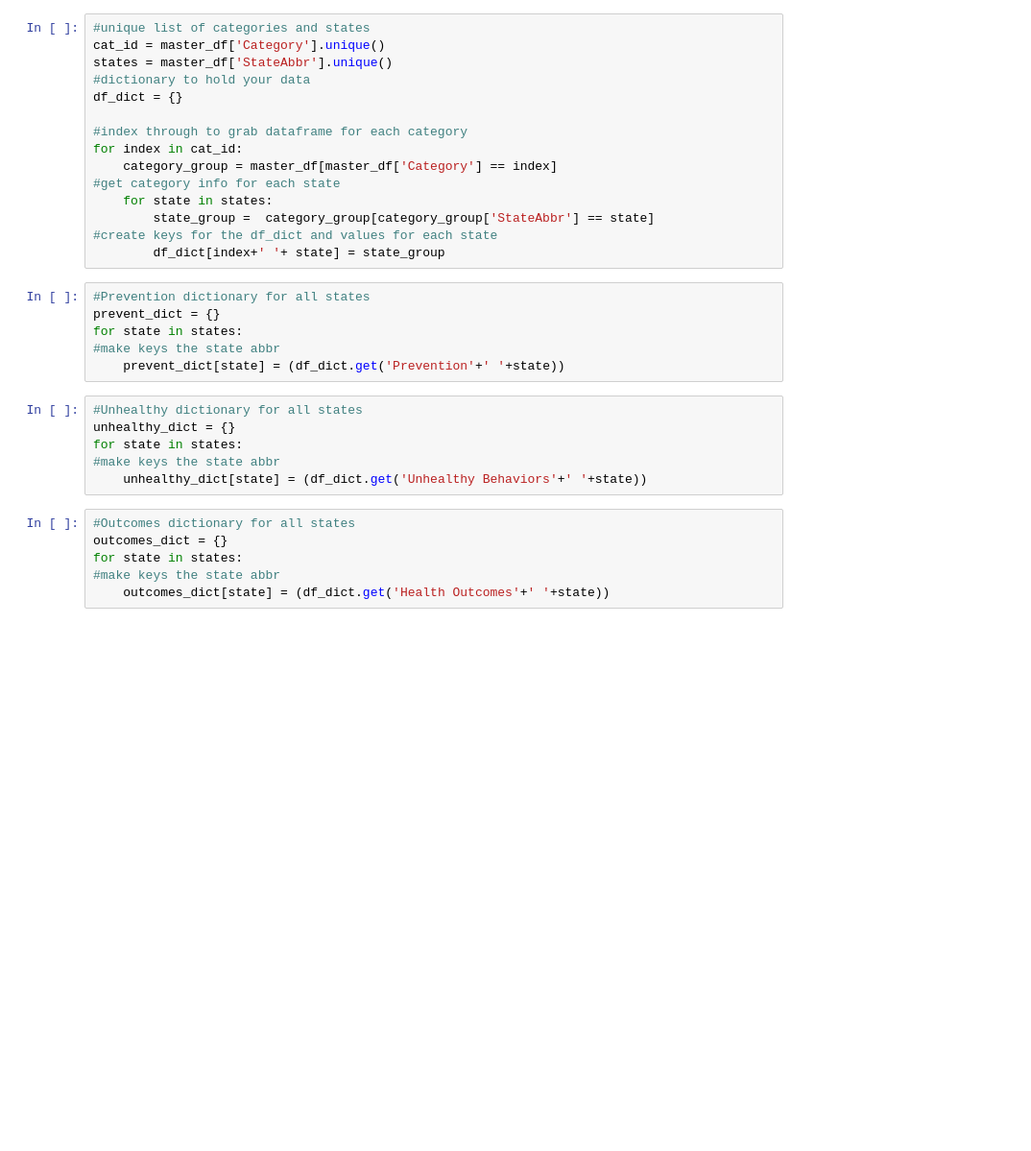
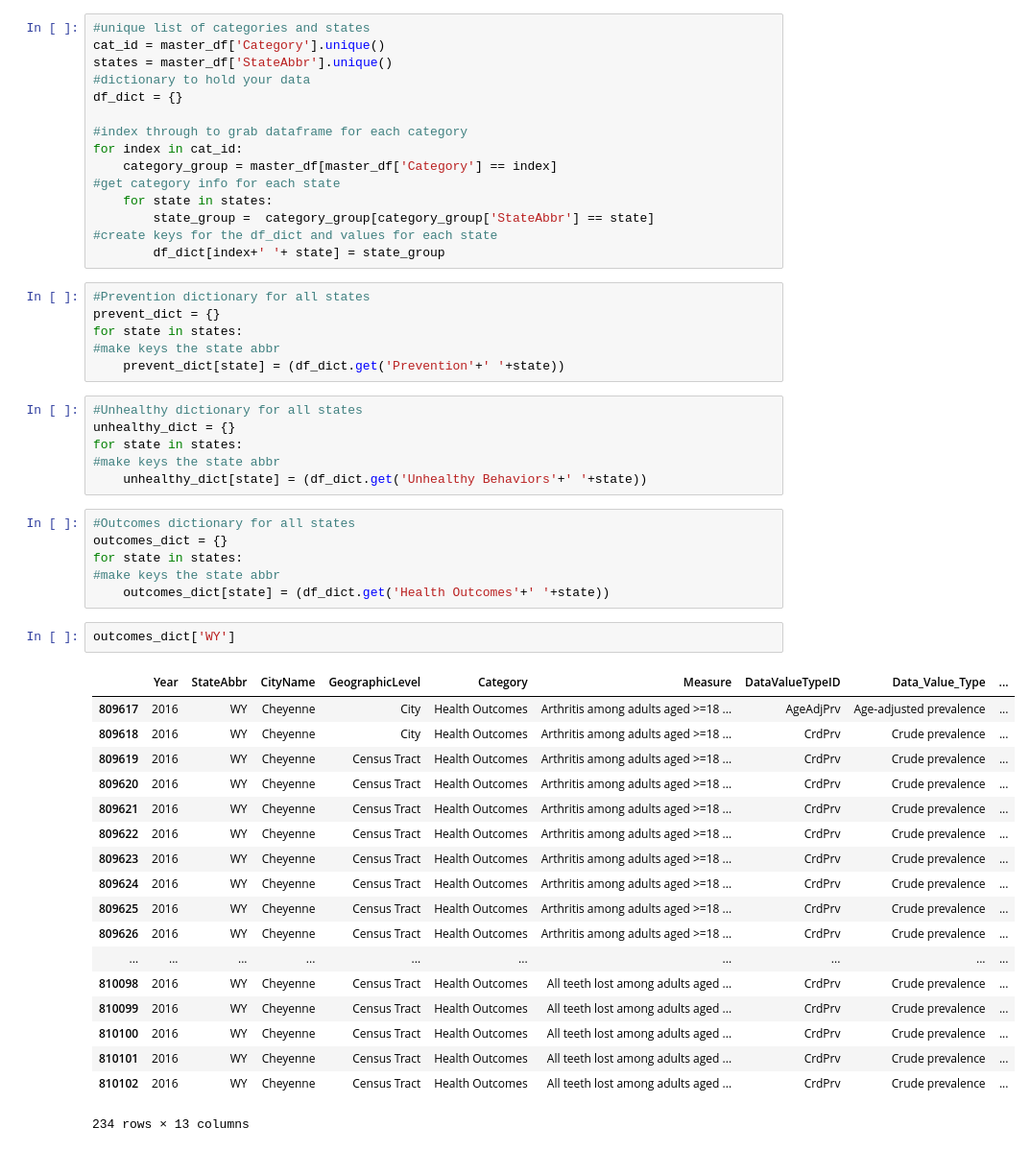
Before and after one commit to mjc4634/Project_1, a Jupyter notebook: Data_mung.ipynb, the cells around one changed output. Shown: that part at 96% size. Saved outputs shown, nothing was run; the diff lists cells and outputs as text; blank space fills up the shorter version.

Commit message:
Values for each measure'

```diff
--- a/Data_mung.ipynb
+++ b/Data_mung.ipynb
@@ -76,3 +84,24 @@ outcomes_dict = {}
 for state in states:
 #make keys the state abbr
     outcomes_dict[state] = (df_dict.get('Health Outcomes'+' '+state))
+# %%
+outcomes_dict['WY']
+# %% [output]
+|  | Year | StateAbbr | CityName | GeographicLevel | Category | Measure | DataValueTypeID | Data_Value_Type | ... |
+| 809617 | 2016 | WY | Cheyenne | City | Health Outcomes | Arthritis among adults aged >=18 ... | AgeAdjPrv | Age-adjusted prevalence | ... |
+| 809618 | 2016 | WY | Cheyenne | City | Health Outcomes | Arthritis among adults aged >=18 ... | CrdPrv | Crude prevalence | ... |
+| 809619 | 2016 | WY | Cheyenne | Census Tract | Health Outcomes | Arthritis among adults aged >=18 ... | CrdPrv | Crude prevalence | ... |
+| 809620 | 2016 | WY | Cheyenne | Census Tract | Health Outcomes | Arthritis among adults aged >=18 ... | CrdPrv | Crude prevalence | ... |
+| 809621 | 2016 | WY | Cheyenne | Census Tract | Health Outcomes | Arthritis among adults aged >=18 ... | CrdPrv | Crude prevalence | ... |
+| 809622 | 2016 | WY | Cheyenne | Census Tract | Health Outcomes | Arthritis among adults aged >=18 ... | CrdPrv | Crude prevalence | ... |
+| 809623 | 2016 | WY | Cheyenne | Census Tract | Health Outcomes | Arthritis among adults aged >=18 ... | CrdPrv | Crude prevalence | ... |
+| 809624 | 2016 | WY | Cheyenne | Census Tract | Health Outcomes | Arthritis among adults aged >=18 ... | CrdPrv | Crude prevalence | ... |
+| 809625 | 2016 | WY | Cheyenne | Census Tract | Health Outcomes | Arthritis among adults aged >=18 ... | CrdPrv | Crude prevalence | ... |
+| 809626 | 2016 | WY | Cheyenne | Census Tract | Health Outcomes | Arthritis among adults aged >=18 ... | CrdPrv | Crude prevalence | ... |
+| ... | ... | ... | ... | ... | ... | ... | ... | ... | ... |
+| 810098 | 2016 | WY | Cheyenne | Census Tract | Health Outcomes | All teeth lost among adults aged ... | CrdPrv | Crude prevalence | ... |
+| 810099 | 2016 | WY | Cheyenne | Census Tract | Health Outcomes | All teeth lost among adults aged ... | CrdPrv | Crude prevalence | ... |
+| 810100 | 2016 | WY | Cheyenne | Census Tract | Health Outcomes | All teeth lost among adults aged ... | CrdPrv | Crude prevalence | ... |
+| 810101 | 2016 | WY | Cheyenne | Census Tract | Health Outcomes | All teeth lost among adults aged ... | CrdPrv | Crude prevalence | ... |
+| 810102 | 2016 | WY | Cheyenne | Census Tract | Health Outcomes | All teeth lost among adults aged ... | CrdPrv | Crude prevalence | ... |
+234 rows × 13 columns
```
Also changed, not shown: parts of 9 cells of this notebook.
